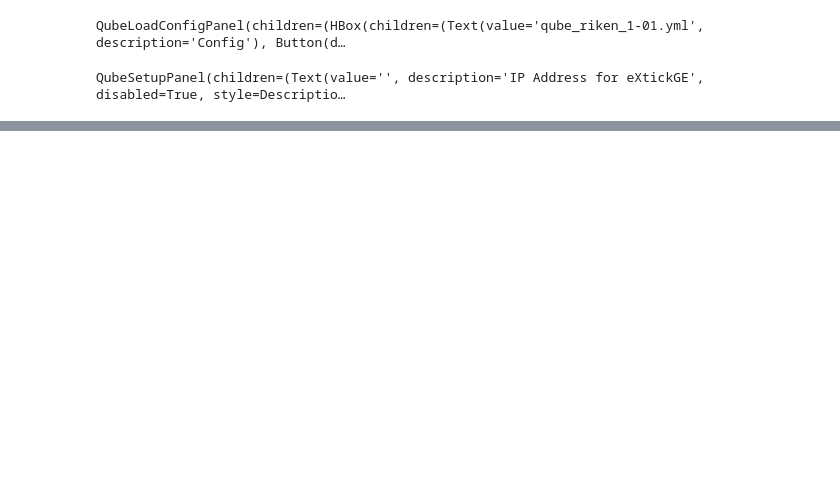
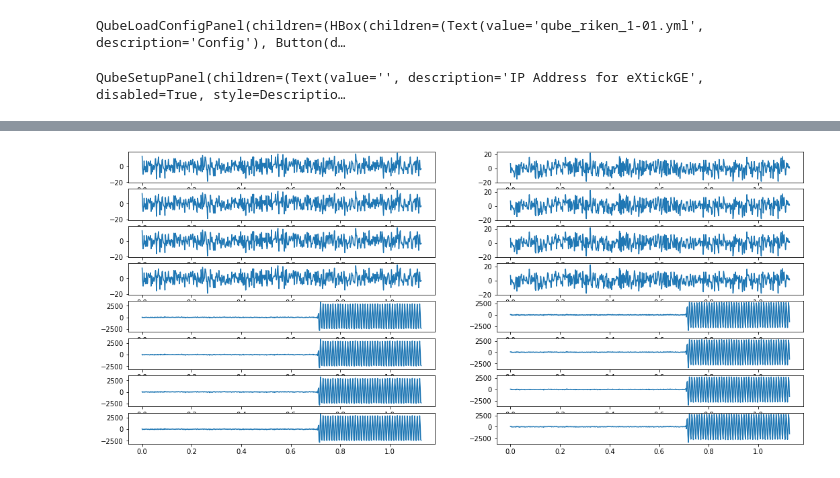
Before and after one commit to qiqb-osaka/qube-calib, a Jupyter notebook: SendRecv.ipynb, the cells around one changed output, grey strips where cells are left out. Cells and saved outputs as stored; diff of their text form; code cells hidden in the pictures; blank space fills up the shorter version.

```diff
--- a/SendRecv.ipynb
+++ b/SendRecv.ipynb
@@ -68,0 +200,7 @@ qc.set_vatt(port[PORT_ID].upconv.vatt, VATT)
+# %%
+SAMPLING_RATE = sr.CaptureCtrl.SAMPLING_RATE
+f, axs = plt.subplots(8,2, figsize=(18,18))
+for k, v in zip(rslt.items(), axs):
+    fl, fi, port = k[0]
+    print([i for i in k[1]][::4])
+    print(k[0], k[1], v)
@@ -68,0 +217,7 @@ qc.set_vatt(port[PORT_ID].upconv.vatt, VATT)
+# %%
+f, axs = plt.subplots(8,2, figsize=(18,8))
+for i, v in enumerate(o):
+    axs[i,0].plot(time, v[:,0])
+    axs[i,1].plot(time, v[:,1])
+# %% [output]
+[figure, added]
```
Also changed, not shown: parts of 18 cells of this notebook, 31 other files.
